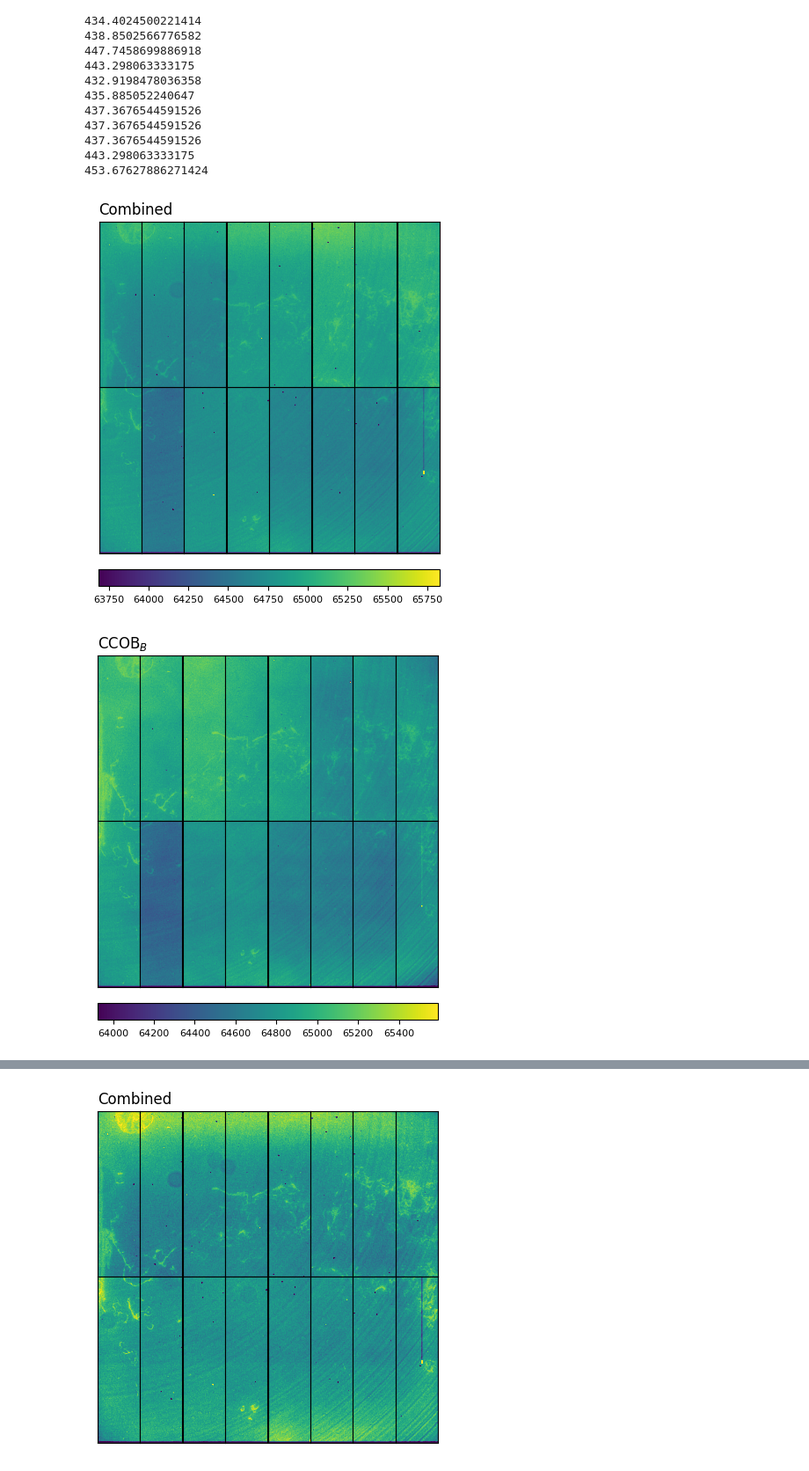
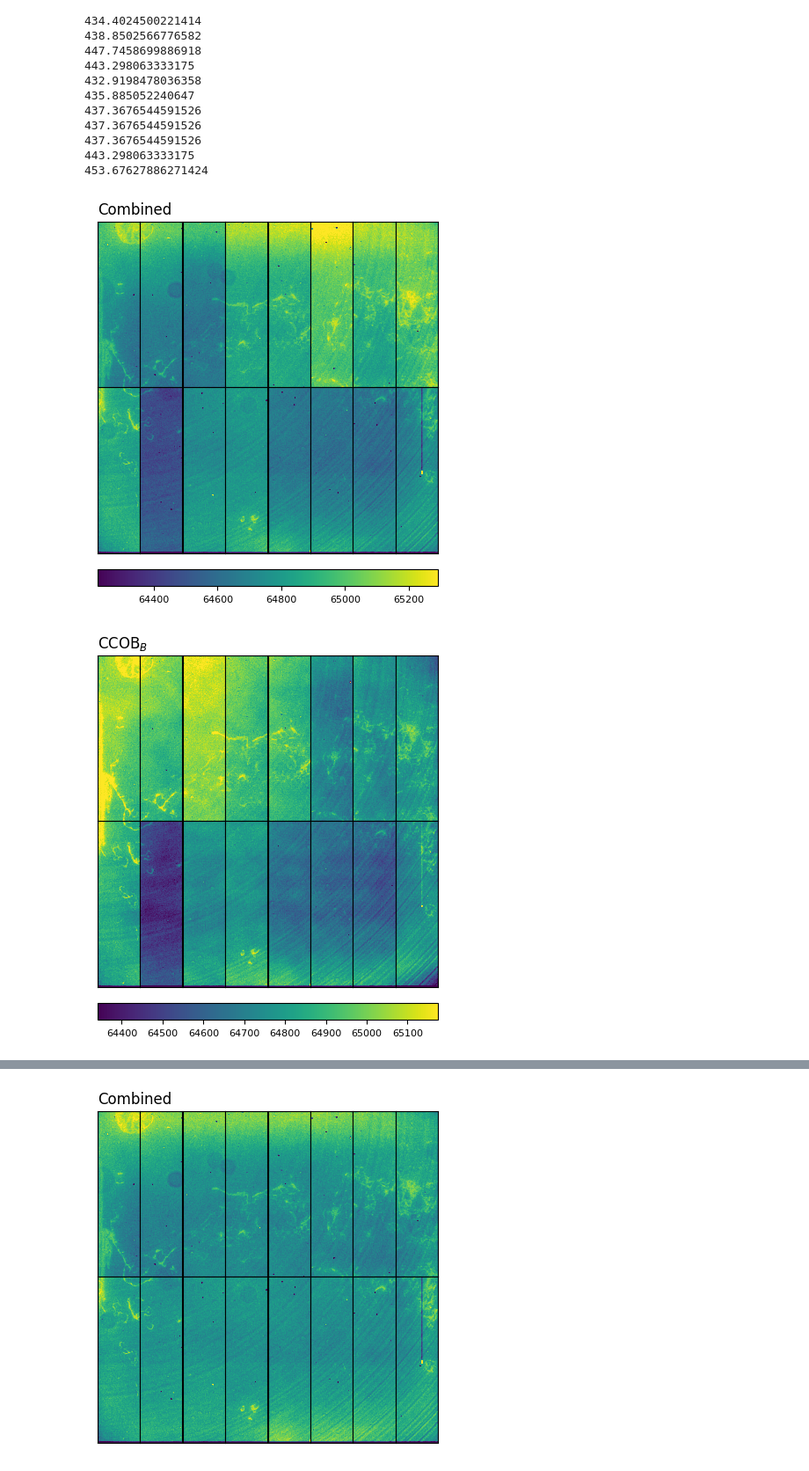
Before and after one commit to youtsumi/summer_research_2020, a Jupyter notebook: BLUE!_full_sensor_flat.ipynb, the cells around one changed output, grey strips where cells are left out. Shown at 88% size. Saved outputs shown, nothing was run; the diff lists cells and outputs as text; code cells hidden in the pictures.

```diff
--- a/BLUE!_full_sensor_flat.ipynb
+++ b/BLUE!_full_sensor_flat.ipynb
@@ -270,7 +270,7 @@ for i in range(1, (columns*rows) + 1):
 
     #mean = image.mean()
     #std = mad_std(image)
-    N = 1
+    N = 0.5
 
     if i == 1:
         plt.title("Combined", loc='left')
@@ -313,7 +313,7 @@ for i in range(1, (columns*rows) + 1):
 
     #mean = image.mean()       # no weights function needed becasue this data is acquired from using uv band already
     #std = mad_std(image)
-    N = 1
+    N = 0.5
 
     if i == 1:
         plt.title(r"CCOB$_{B}$", loc='left')
@@ -340,33 +340,33 @@ mean = numpy.mean(wholepixels,dtype=numpy.float64)
 std = numpy.std(wholepixels,dtype=numpy.float64)
 ax = []
 
 for i in range(1, (columns*rows) + 1):
     if i < 9:
         image = np.flipud(((normedimg_top[i - 1]) - (blue_top[i - 1])) / (blue_top[i - 1]))
     else:
         image = ((normedimg_bot[i - 1 - columns]) - (blue_bot[i - 1 - columns])) / (blue_bot[i - 1 - columns])
 
     ax1 = fig.add_subplot(rows, columns, i)
 
     ax.append(ax1)
 
 
     ax1.set_xticks([])   # getting rid of axis ticks and numbering
     ax1.set_yticks([])
     if i == 1:
         plt.title("Ratio", loc='left')
 
     #mean = image.mean()
     #std = mad_std(image)
-    N = 1
+    N = 0.5
 
     im = plt.imshow(image, vmin=mean-N*std,vmax=mean+N*std,origin="lower")
 
 fig.colorbar(im, ax=ax, orientation="horizontal", anchor=(0,-1))
 
 # getting rid of space between subplots horizontally and vertically
 fig.subplots_adjust(wspace=0, hspace=0)
 plt.show()
 # %% [output]
-[figure, old version]
+[figure, new version]
-[figure, old version]
+[figure, new version]
```
Also changed, not shown: parts of 3 cells of this notebook.
